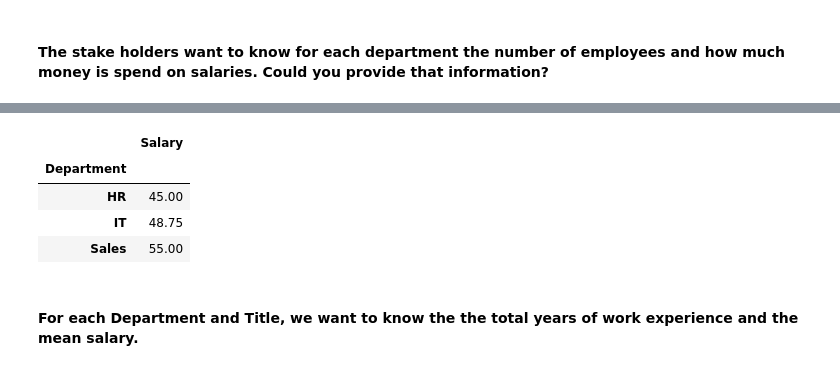
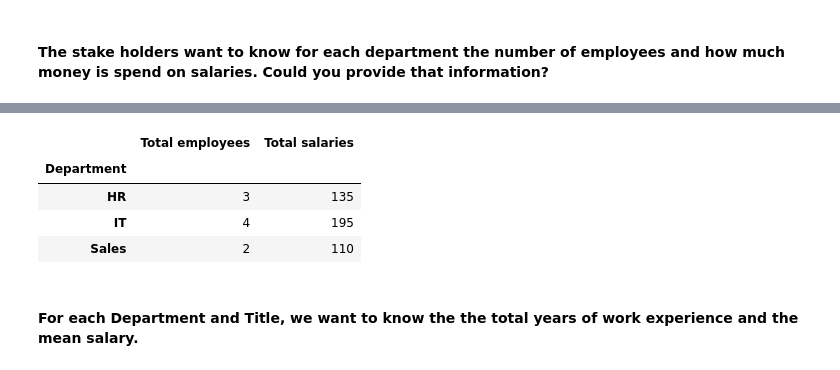
Before and after one commit to ta-data-lis/lab-pivot-table-and-correlation, a Jupyter notebook: your_code/main.ipynb, the cells around one changed output, grey strips where cells are left out. Cells and saved outputs as stored; diff of their text form; code cells hidden in the pictures.

```diff
--- a/your_code/main.ipynb
+++ b/your_code/main.ipynb
@@ -199,12 +191,15 @@ employee.head()
 # %%
 # your answer here
-e = pd.pivot_table(employee, index=['Department'], values= 'Salary')#, aggfunc= [np.count()])
+e = pd.pivot_table(employee, index=['Department'], values=['Salary'], aggfunc=[lambda x: len(x), np.sum])
+#e.columns.set_levels(['Total employees','Total salaries'], level=1,inplace=True)
+e.columns = e.columns.droplevel()
+e.columns = ['Total employees','Total salaries']
 e
 # %% [output]
-|  | Salary |
-| Department |  |
-| HR | 45.00 |
-| IT | 48.75 |
-| Sales | 55.00 |
+|  | Total employees | Total salaries |
+| Department |  |  |
+| HR | 3 | 135 |
+| IT | 4 | 195 |
+| Sales | 2 | 110 |
 # %% [markdown]
 #### For each Department and Title, we want to know the the total years of work experience and the mean salary.
```
Also changed, not shown: parts of 30 cells of this notebook.
